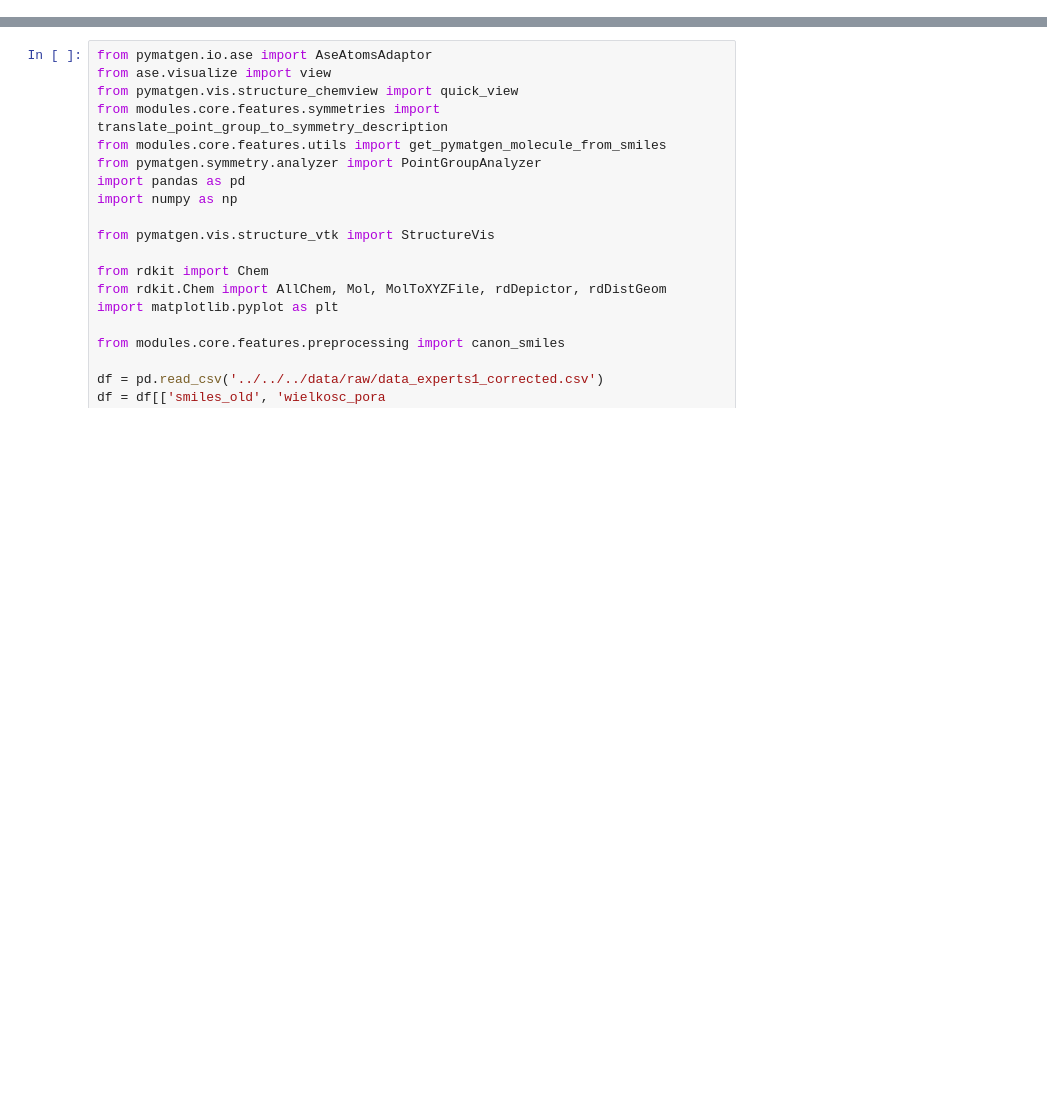
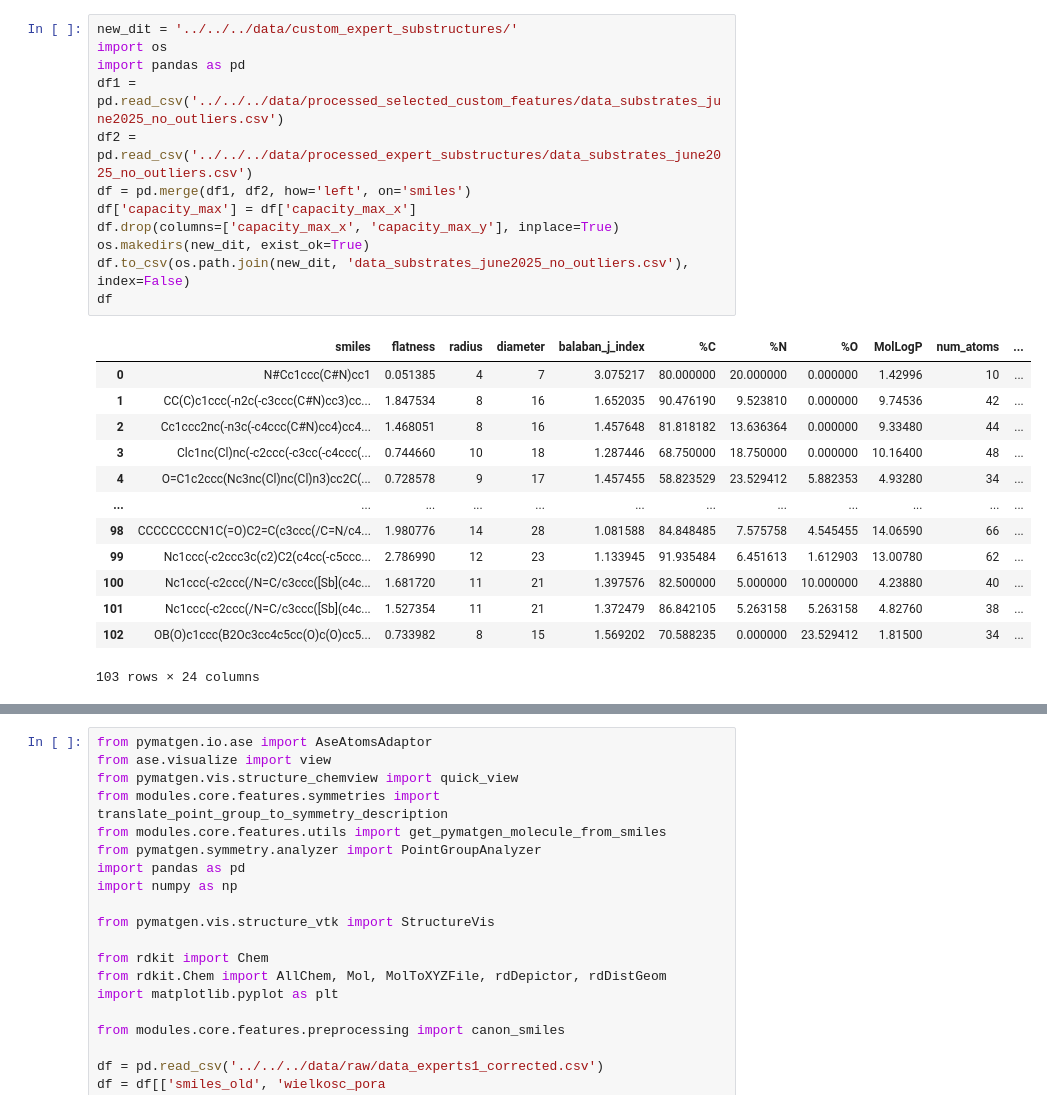
Before and after one commit to wtaisner/battery-rangers, a Jupyter notebook: modules/predictor/notebooks/data_exploration_and_check.ipynb, the cells around one changed output, grey strips where cells are left out. Drawn from its saved outputs; the diff is of its cells as text; blank space fills up the shorter version.

```diff
--- a/modules/predictor/notebooks/data_exploration_and_check.ipynb
+++ b/modules/predictor/notebooks/data_exploration_and_check.ipynb
@@ -0,0 +12,26 @@
+# %%
+new_dit = '../../../data/custom_expert_substructures/'
+import os
+import pandas as pd
+df1 = pd.read_csv('../../../data/processed_selected_custom_features/data_substrates_june2025_no_outliers.csv')
+df2 = pd.read_csv('../../../data/processed_expert_substructures/data_substrates_june2025_no_outliers.csv')
+df = pd.merge(df1, df2, how='left', on='smiles')
+df['capacity_max'] = df['capacity_max_x']
+df.drop(columns=['capacity_max_x', 'capacity_max_y'], inplace=True)
+os.makedirs(new_dit, exist_ok=True)
+df.to_csv(os.path.join(new_dit, 'data_substrates_june2025_no_outliers.csv'), index=False)
+df
+# %% [output]
+|  | smiles | flatness | radius | diameter | balaban_j_index | %C | %N | %O | MolLogP | num_atoms | ... |
+| 0 | N#Cc1ccc(C#N)cc1 | 0.051385 | 4 | 7 | 3.075217 | 80.000000 | 20.000000 | 0.000000 | 1.42996 | 10 | ... |
+| 1 | CC(C)c1ccc(-n2c(-c3ccc(C#N)cc3)cc... | 1.847534 | 8 | 16 | 1.652035 | 90.476190 | 9.523810 | 0.000000 | 9.74536 | 42 | ... |
+| 2 | Cc1ccc2nc(-n3c(-c4ccc(C#N)cc4)cc4... | 1.468051 | 8 | 16 | 1.457648 | 81.818182 | 13.636364 | 0.000000 | 9.33480 | 44 | ... |
+| 3 | Clc1nc(Cl)nc(-c2ccc(-c3cc(-c4ccc(... | 0.744660 | 10 | 18 | 1.287446 | 68.750000 | 18.750000 | 0.000000 | 10.16400 | 48 | ... |
+| 4 | O=C1c2ccc(Nc3nc(Cl)nc(Cl)n3)cc2C(... | 0.728578 | 9 | 17 | 1.457455 | 58.823529 | 23.529412 | 5.882353 | 4.93280 | 34 | ... |
+| ... | ... | ... | ... | ... | ... | ... | ... | ... | ... | ... | ... |
+| 98 | CCCCCCCCN1C(=O)C2=C(c3ccc(/C=N/c4... | 1.980776 | 14 | 28 | 1.081588 | 84.848485 | 7.575758 | 4.545455 | 14.06590 | 66 | ... |
+| 99 | Nc1ccc(-c2ccc3c(c2)C2(c4cc(-c5ccc... | 2.786990 | 12 | 23 | 1.133945 | 91.935484 | 6.451613 | 1.612903 | 13.00780 | 62 | ... |
+| 100 | Nc1ccc(-c2ccc(/N=C/c3ccc([Sb](c4c... | 1.681720 | 11 | 21 | 1.397576 | 82.500000 | 5.000000 | 10.000000 | 4.23880 | 40 | ... |
+| 101 | Nc1ccc(-c2ccc(/N=C/c3ccc([Sb](c4c... | 1.527354 | 11 | 21 | 1.372479 | 86.842105 | 5.263158 | 5.263158 | 4.82760 | 38 | ... |
+| 102 | OB(O)c1ccc(B2Oc3cc4c5cc(O)c(O)cc5... | 0.733982 | 8 | 15 | 1.569202 | 70.588235 | 0.000000 | 23.529412 | 1.81500 | 34 | ... |
+103 rows × 24 columns
```
Also changed, not shown: parts of 22 cells of this notebook, 14 other files.
